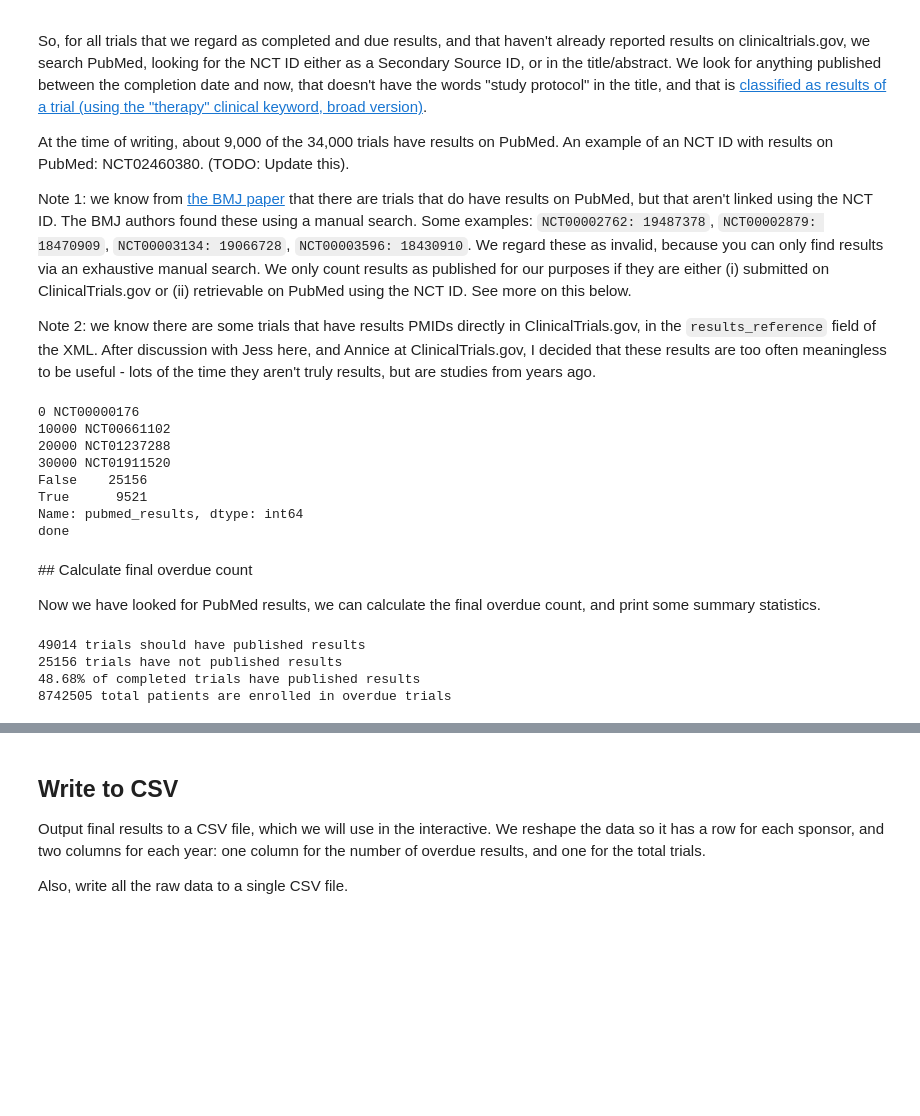
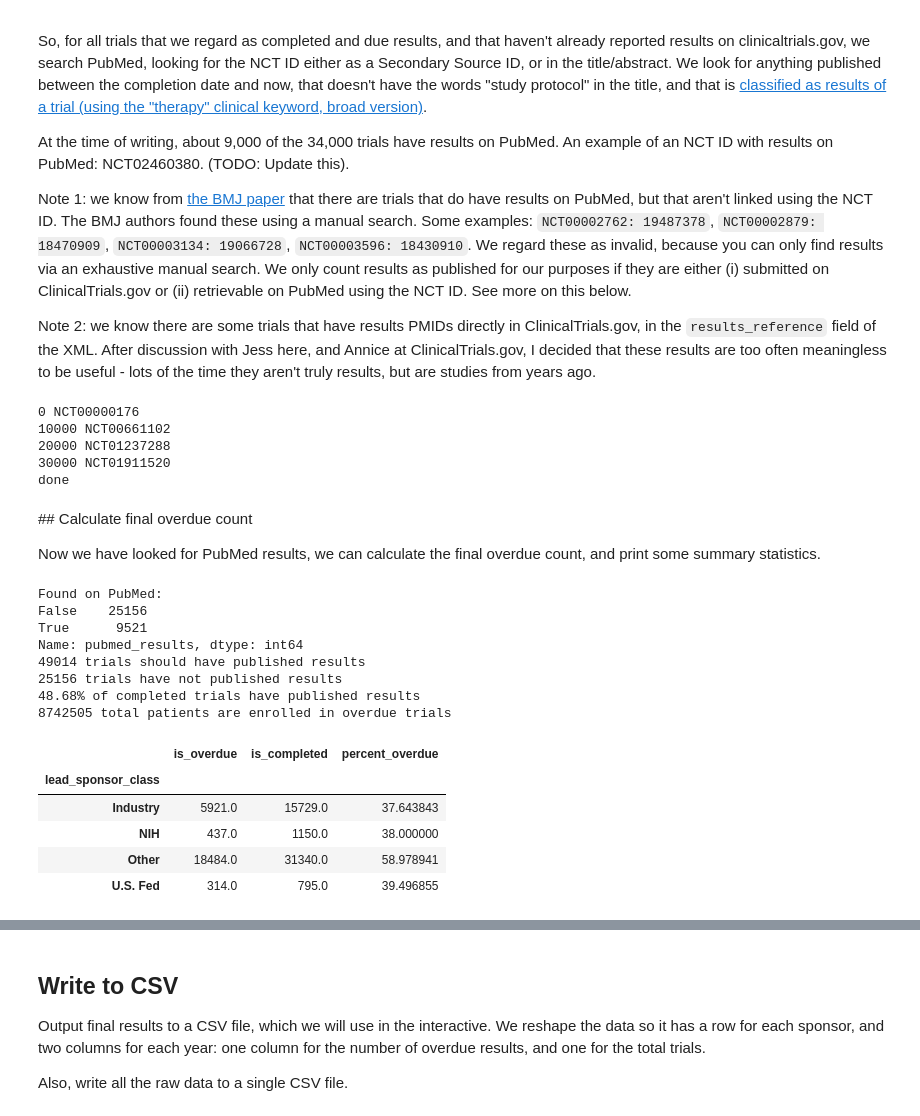
Before and after one commit to ebmdatalab/trialstracker, a Jupyter notebook: data/Examine unreported trials on ClinicalTrials.gov.ipynb, the cells around one changed output, grey strips where cells are left out. Cells and saved outputs as stored; diff of their text form; code cells hidden in the pictures; blank space fills up the shorter version.

Commit message:
Break down publication rate by sector

```diff
--- a/data/Examine unreported trials on ClinicalTrials.gov.ipynb
+++ b/data/Examine unreported trials on ClinicalTrials.gov.ipynb
@@ -149,10 +149,10 @@ for i, row in df_overdue.iterrows():
     cur.execute(c)
     data = cur.fetchone()
     has_results = False
-    if data and not REGENERATE_PUBMED_LINKS:
+    if data and (not REGENERATE_PUBMED_LINKS):
         has_results = bool(int(data[2]))
     else:
-        # No local results, check PubMed.
+        # No local results, or we want to regenerate them: check PubMed.
         simple_results = \
             utils.get_pubmed_linked_articles(row.nct_id,
                                              row.completion_date, '')
@@ -171,34 +171,49 @@ for i, row in df_overdue.iterrows():
 
 cur.close()
 conn.close()
-df['is_overdue'] = (df.is_completed & df.results_date.isnull() & ~df.pubmed_results)
-print df[df.is_completed & df.results_date.isnull()].pubmed_results.value_counts()
 print 'done'
 # %% [output]
 0 NCT00000176
 10000 NCT00661102
 20000 NCT01237288
 30000 NCT01911520
-False    25156
-True      9521
-Name: pubmed_results, dtype: int64
 done
 # %% [markdown]
 ## Calculate final overdue count
 
 Now we have looked for PubMed results, we can calculate the final overdue count, and print some summary statistics.
 # %%
-# Reset df_completed, because df now has new fields that we need to include.
+# Reset dataframes now we have the results from PubMed.
+df['is_overdue'] = (df.is_completed & df.results_date.isnull() & ~df.pubmed_results)
+print 'Found on PubMed:'
+print df[df.is_completed & df.results_date.isnull()].pubmed_results.value_counts()
 df_completed = df[df.is_completed]
+df_overdue = df[df.is_overdue]
+# Print summary stats.
 print len(df_completed), 'trials should have published results'
-df_overdue = df[df.is_overdue]
 print len(df_overdue), 'trials have not published results'
 percent_submitted = (1 - (len(df_overdue) / float(len(df_completed)))) * 100
 print '%s%% of completed trials have published results' % \
     '{:,.2f}'.format(percent_submitted)
 print int(df_overdue.enrollment.sum()), 'total patients are enrolled in overdue trials'
 # %% [output]
+Found on PubMed:
+False    25156
+True      9521
+Name: pubmed_results, dtype: int64
 49014 trials should have published results
 25156 trials have not published results
 48.68% of completed trials have published results
 8742505 total patients are enrolled in overdue trials
+# %%
+# Calculate publication rates by sector (raw data)
+df_by_sector = df_completed.groupby('lead_sponsor_class').sum()[['is_overdue', 'is_completed']]
+df_by_sector['percent_overdue'] = df_by_sector.is_overdue / df_by_sector.is_completed * 100
+df_by_sector
+# %% [output]
+|  | is_overdue | is_completed | percent_overdue |
+| lead_sponsor_class |  |  |  |
+| Industry | 5921.0 | 15729.0 | 37.643843 |
+| NIH | 437.0 | 1150.0 | 38.000000 |
+| Other | 18484.0 | 31340.0 | 58.978941 |
+| U.S. Fed | 314.0 | 795.0 | 39.496855 |
```
Also changed, not shown: parts of 3 cells of this notebook.
